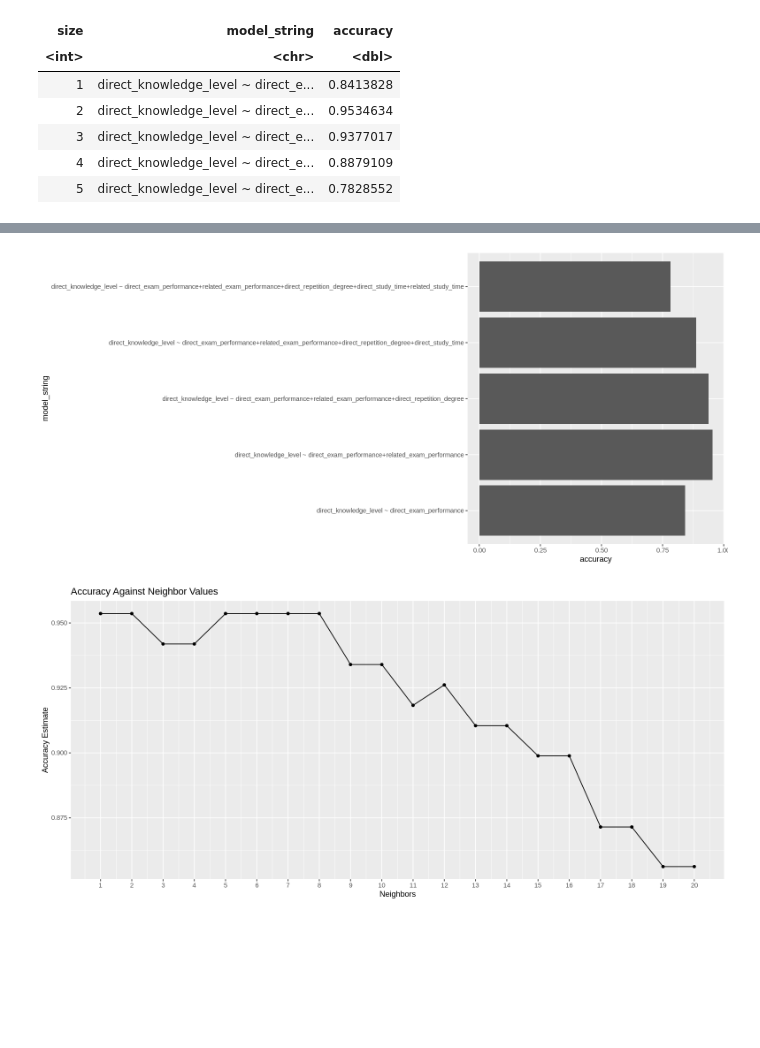
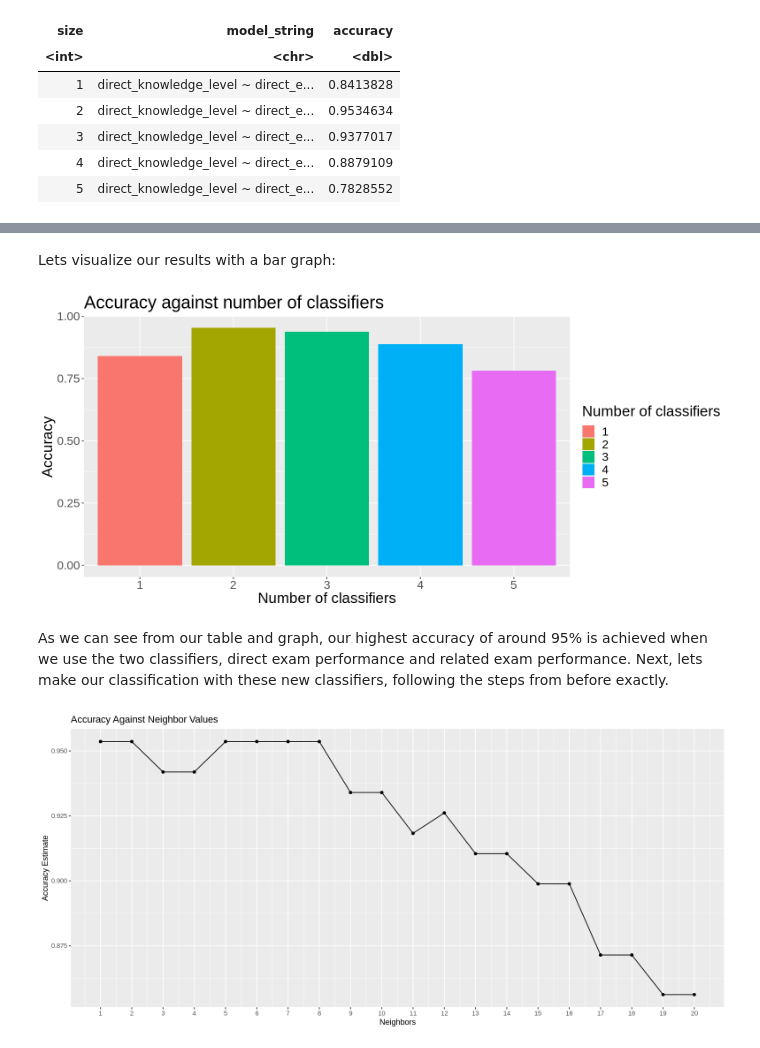
Before and after one commit to genhoang/dsci-100-group-151, a Jupyter notebook: final_report.ipynb, the cells around one changed output, grey strips where cells are left out. Saved outputs shown, nothing was run; the diff lists cells and outputs as text; code cells hidden in the pictures; blank space fills up the shorter version.

```diff
--- a/final_report.ipynb
+++ b/final_report.ipynb
@@ -468,8 +455,18 @@ A tibble: 5 × 3
+# %% [markdown]
+Lets visualize our results with a bar graph:
 # %%
-ggplot(accuracies, aes(x = accuracy, y = model_string)) +
-  geom_bar(stat = "identity")
+accuracies %>%
+  mutate(size = as_factor(size)) %>%
+  ggplot(aes(x = size, y = accuracy, fill = size)) +
+  geom_bar(stat = "identity") +
+  ggtitle("Accuracy against number of classifiers") +
+  labs(x = "Number of classifiers", y = "Accuracy", fill = "Number of classifiers") +
+  theme(text = element_text(size = 20))  +
+  scale_color_brewer(palette = "Set2")
 # %% [output]
-[figure, old version]
+[figure, new version]
+# %% [markdown]
+As we can see from our table and graph, our highest accuracy of around 95% is achieved when we use the two classifiers, direct exam performance and related exam performance. Next, lets make our classification with these new classifiers, following the steps from before exactly.
 # %%
 set.seed(123)
 
```
Also changed, not shown: parts of 25 cells of this notebook.
